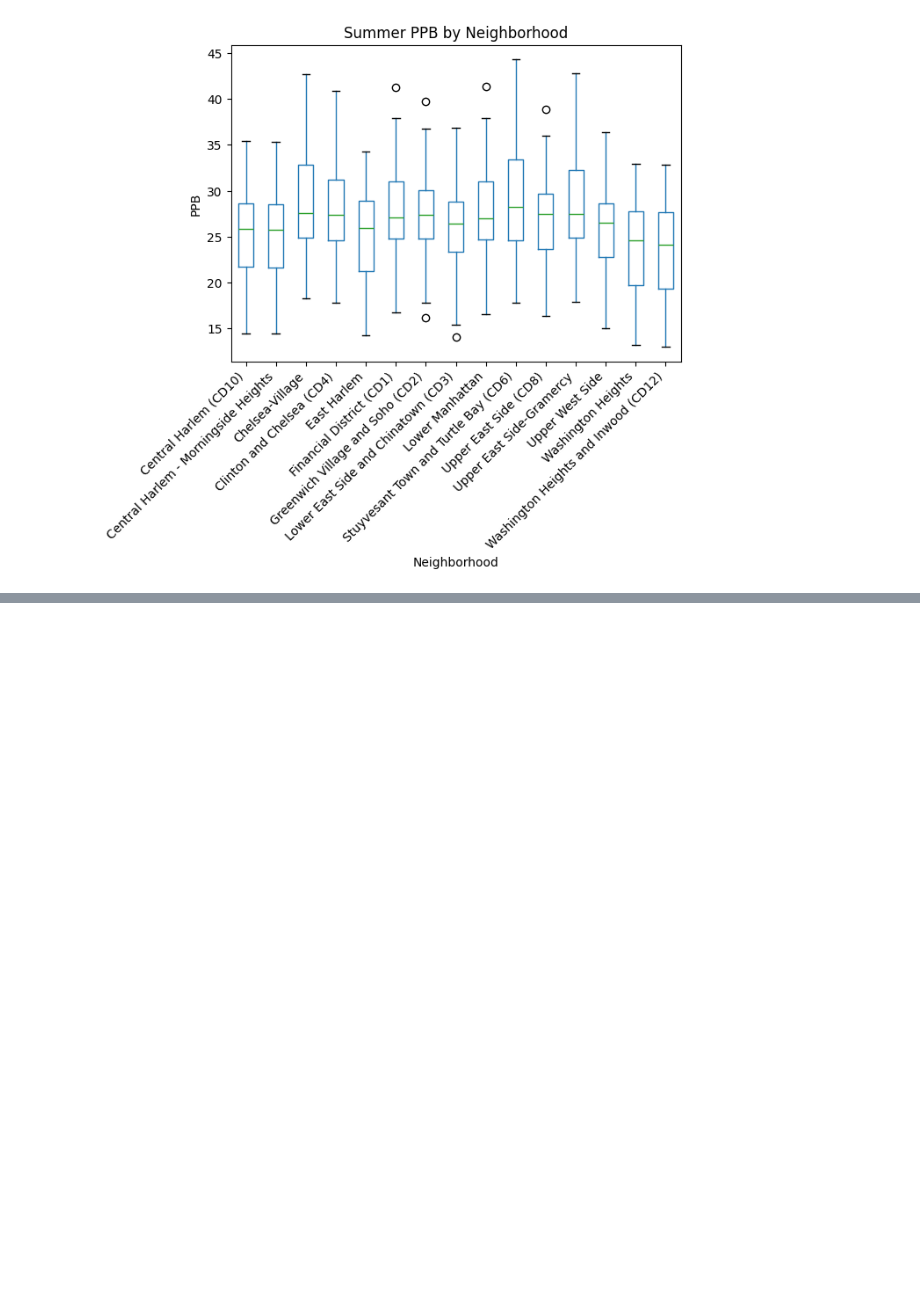
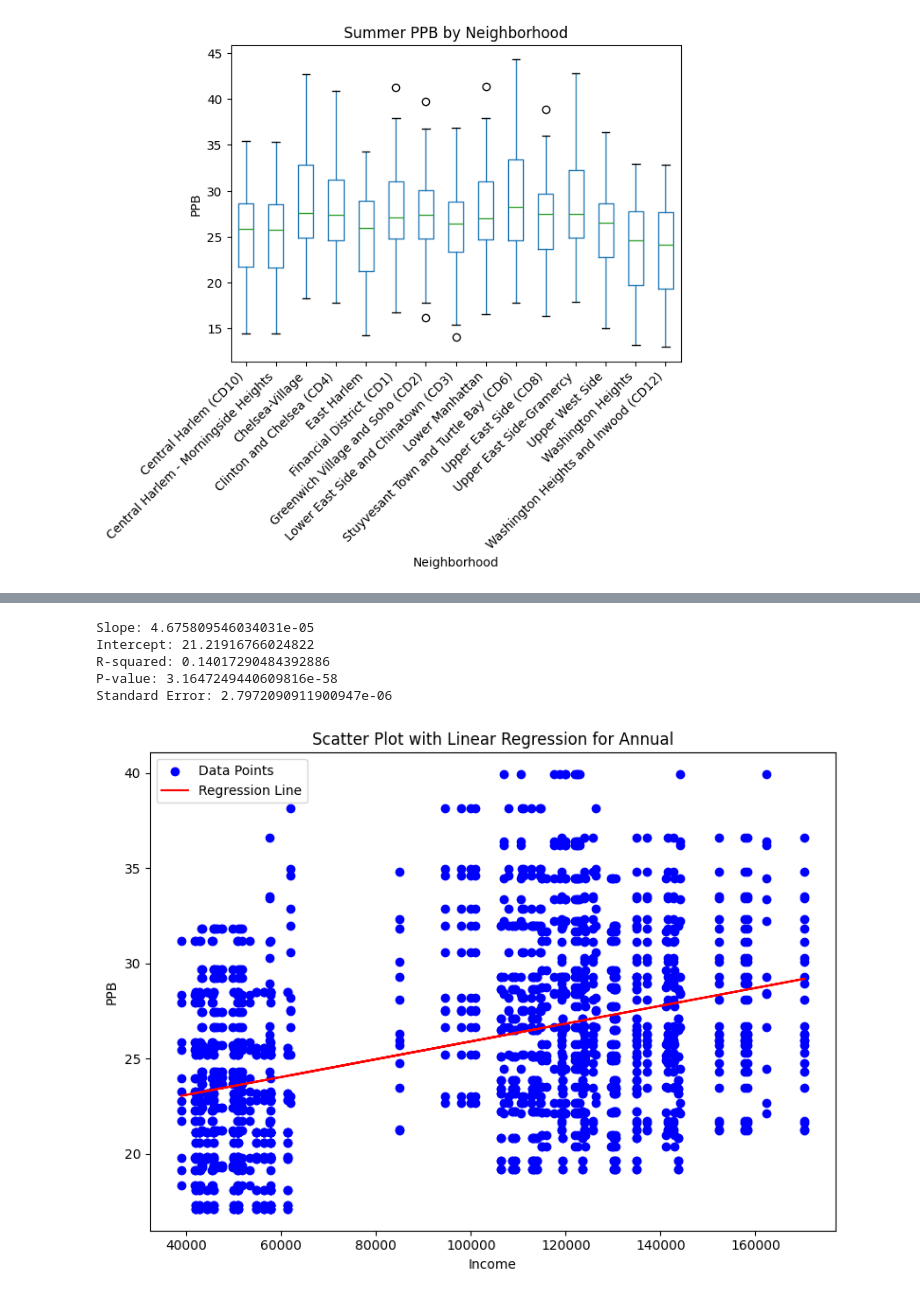
Before and after one commit to miniosushi/CS577_Project, a Jupyter notebook: Notebooks/main_project.ipynb, the cells around one changed output, grey strips where cells are left out. Cells and saved outputs as stored; diff of their text form; code cells hidden in the pictures; blank space fills up the shorter version.

```diff
--- a/Notebooks/main_project.ipynb
+++ b/Notebooks/main_project.ipynb
@@ -73,0 +128,49 @@ plt.show()
+# %%
+import pandas as pd
+import matplotlib.pyplot as plt
+from scipy.stats import linregress
+
+# Load the datasets
+air = pd.read_csv('../Data/Project_Data/Annual_Air.csv')
+income = pd.read_csv('../Data/Project_Data/Filtered_Neighborhoods.csv')
+
+# Merge the datasets on the neighborhood name (adjust column names as necessary)
+merged_data = air.merge(income, left_on="Geo Place Name", right_on="Location", how="inner")
+
+# Extract x (Income) and y (PPB)
+x = merged_data["Data"]  # Median income
+y = merged_data["Data Value"]  # PPB air quality
+
+# Perform linear regression
+slope, intercept, r_value, p_value, std_err = linregress(x, y)
+
+# Print regression statistics
+print(f"Slope: {slope}")
+print(f"Intercept: {intercept}")
+print(f"R-squared: {r_value**2}")
+print(f"P-value: {p_value}")
+print(f"Standard Error: {std_err}")
+
+# Plot data points
+plt.figure(figsize=(8, 6))
+plt.scatter(x, y, color="blue", label="Data Points")
+
+# Plot the regression line
+plt.plot(x, slope * x + intercept, color="red", label="Regression Line")
+
+# Add labels, title, and legend
+plt.xlabel("Income")
+plt.ylabel("PPB")
+plt.title("Scatter Plot with Linear Regression for Annual")
+plt.legend()
+plt.tight_layout()
+
+# Show the plot
+plt.show()
+# %% [output]
+Slope: 4.675809546034031e-05
+Intercept: 21.21916766024822
+R-squared: 0.14017290484392886
+P-value: 3.1647249440609816e-58
+Standard Error: 2.7972090911900947e-06
+[figure, added]
```
Also changed, not shown: parts of 3 cells of this notebook.
